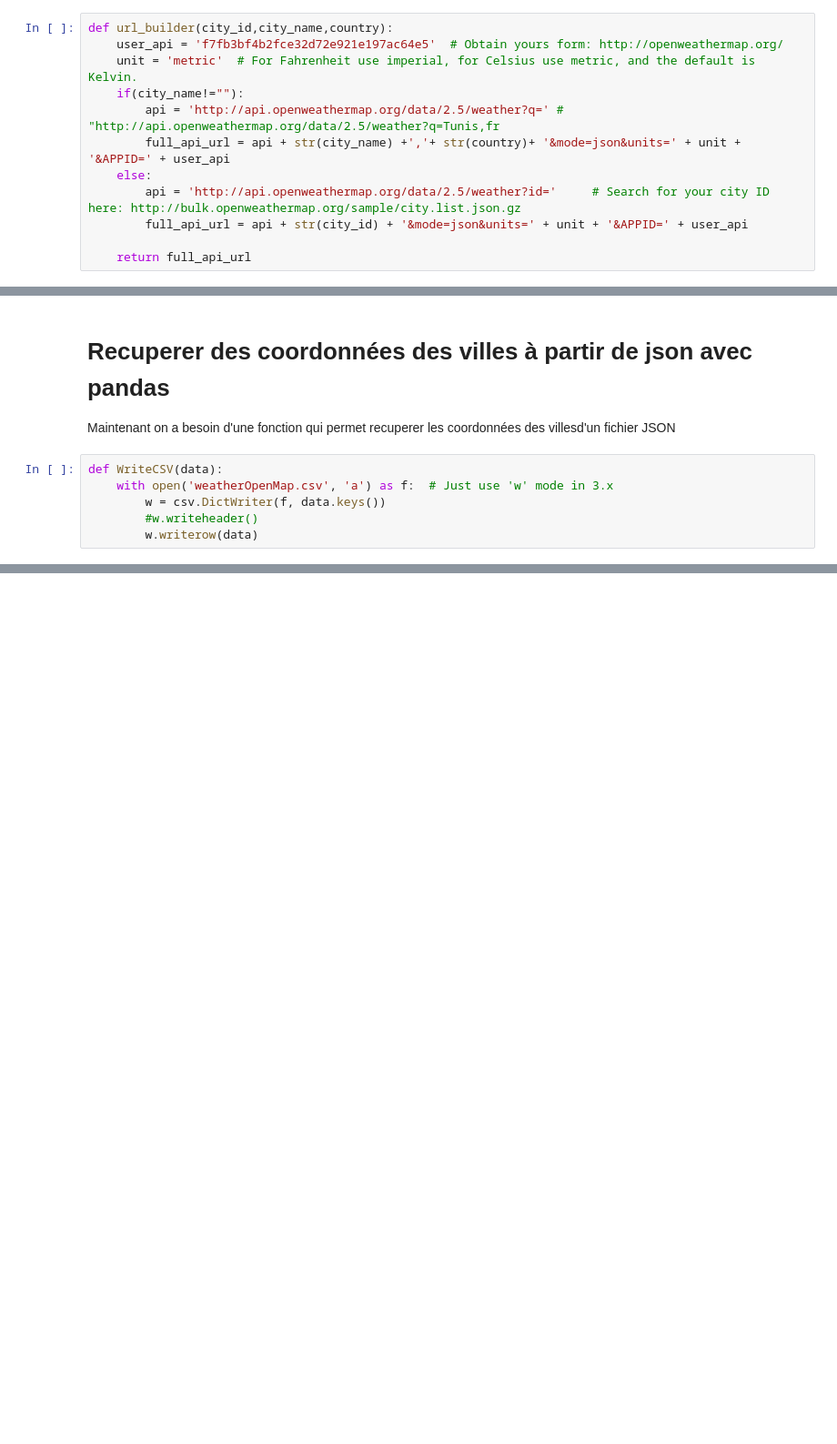
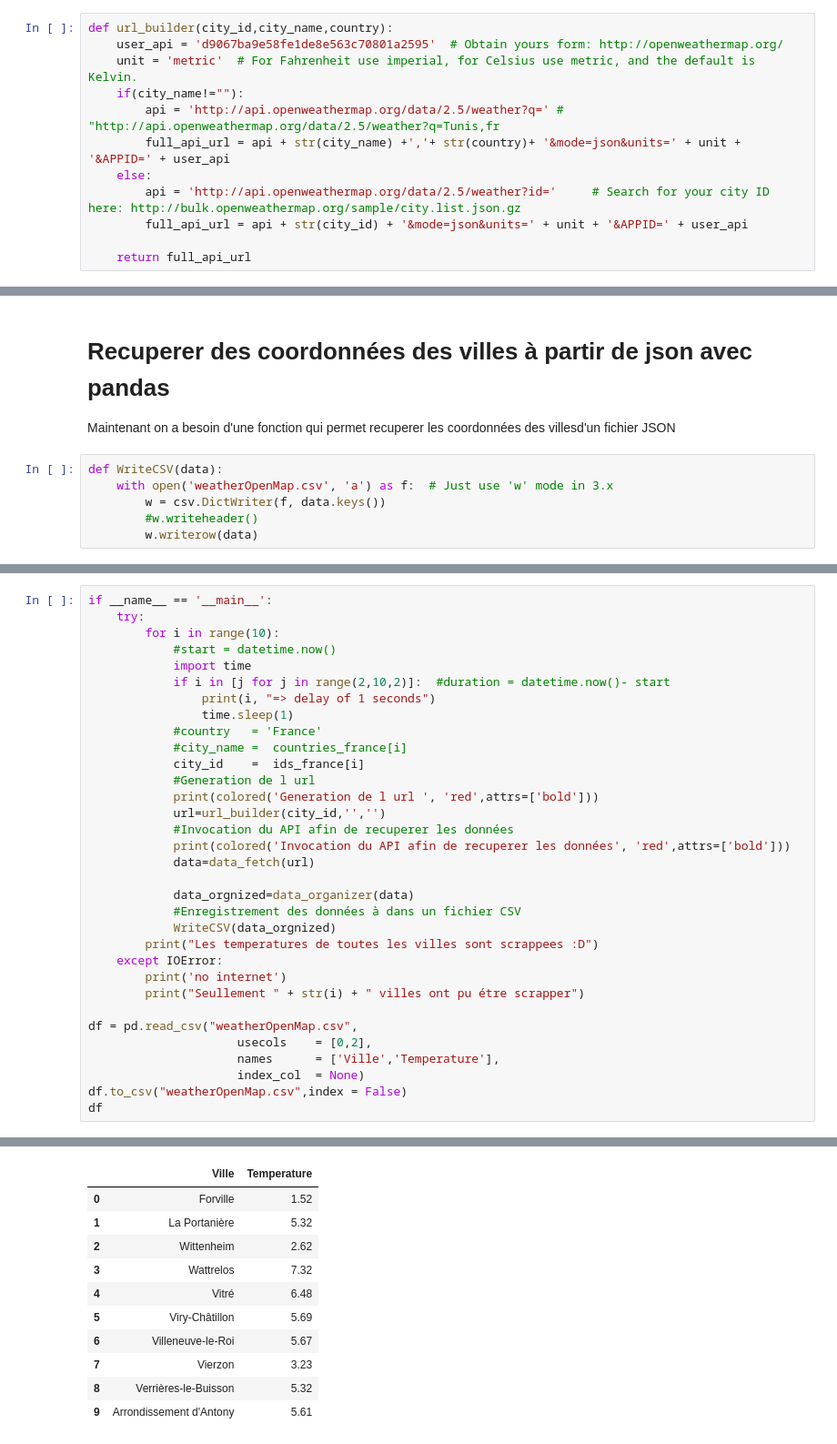
Before and after one commit to data7h/temperature_scrapping_fr, a Jupyter notebook: API_OpenWeatherMap-hs.ipynb, the cells around one changed output, grey strips where cells are left out. Shown at 91% size. Cells and saved outputs as stored; diff of their text form; blank space fills up the shorter version.

```diff
--- a/API_OpenWeatherMap-hs.ipynb
+++ b/API_OpenWeatherMap-hs.ipynb
@@ -52,7 +52,7 @@ Il faut specifier aussi les données sous forme JSON ou XML et l'unité de tempe
 Pour Fahrenheit, on utilise unité=imperial, pour Celsius, on utilise unité= metric, et  par defaut Kelvin.
 # %%
 def url_builder(city_id,city_name,country):
-    user_api = 'f7fb3bf4b2fce32d72e921e197ac64e5'  # Obtain yours form: http://openweathermap.org/
+    user_api = 'd9067ba9e58fe1de8e563c70801a2595'  # Obtain yours form: http://openweathermap.org/
     unit = 'metric'  # For Fahrenheit use imperial, for Celsius use metric, and the default is Kelvin.
     if(city_name!=""):
         api = 'http://api.openweathermap.org/data/2.5/weather?q=' # "http://api.openweathermap.org/data/2.5/weather?q=Tunis,fr
@@ -158,0 +162,34 @@ villes_france.tail(5)
+# %%
+if __name__ == '__main__':
+    try:
+        for i in range(10):
+            #start = datetime.now()
+            import time
+            if i in [j for j in range(2,10,2)]:  #duration = datetime.now()- start
+                print(i, "=> delay of 1 seconds")
+                time.sleep(1)
+            #country   = 'France'
+            #city_name =  countries_france[i]
+            city_id    =  ids_france[i]
+            #Generation de l url
+            print(colored('Generation de l url ', 'red',attrs=['bold']))
+            url=url_builder(city_id,'','')
+            #Invocation du API afin de recuperer les données
+            print(colored('Invocation du API afin de recuperer les données', 'red',attrs=['bold']))
+            data=data_fetch(url)
+
+            data_orgnized=data_organizer(data)
+            #Enregistrement des données à dans un fichier CSV
+            WriteCSV(data_orgnized)
+        print("Les temperatures de toutes les villes sont scrappees :D")
+    except IOError:
+        print('no internet')
+        print("Seullement " + str(i) + " villes ont pu étre scrapper")
+
+df = pd.read_csv("weatherOpenMap.csv",
+                     usecols    = [0,2],
+                     names      = ['Ville','Temperature'],
+                     index_col  = None)
+df.to_csv("weatherOpenMap.csv",index = False)
+df
+# %% [output]
@@ -158,0 +213,11 @@ villes_france.tail(5)
+|  | Ville | Temperature |
+| 0 | Forville | 1.52 |
+| 1 | La Portanière | 5.32 |
+| 2 | Wittenheim | 2.62 |
+| 3 | Wattrelos | 7.32 |
+| 4 | Vitré | 6.48 |
+| 5 | Viry-Châtillon | 5.69 |
+| 6 | Villeneuve-le-Roi | 5.67 |
+| 7 | Vierzon | 3.23 |
+| 8 | Verrières-le-Buisson | 5.32 |
+| 9 | Arrondissement d'Antony | 5.61 |
```
Also changed, not shown: parts of 6 cells of this notebook, 3 other files.
